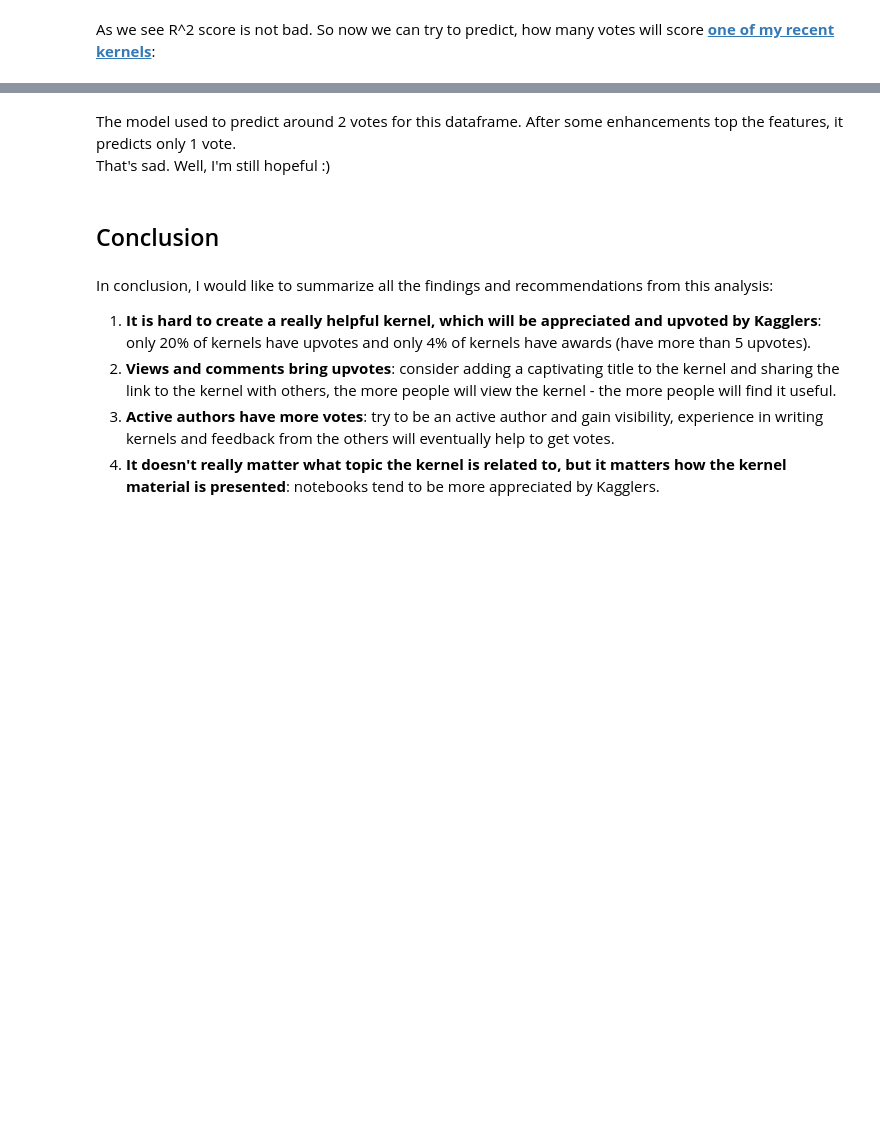
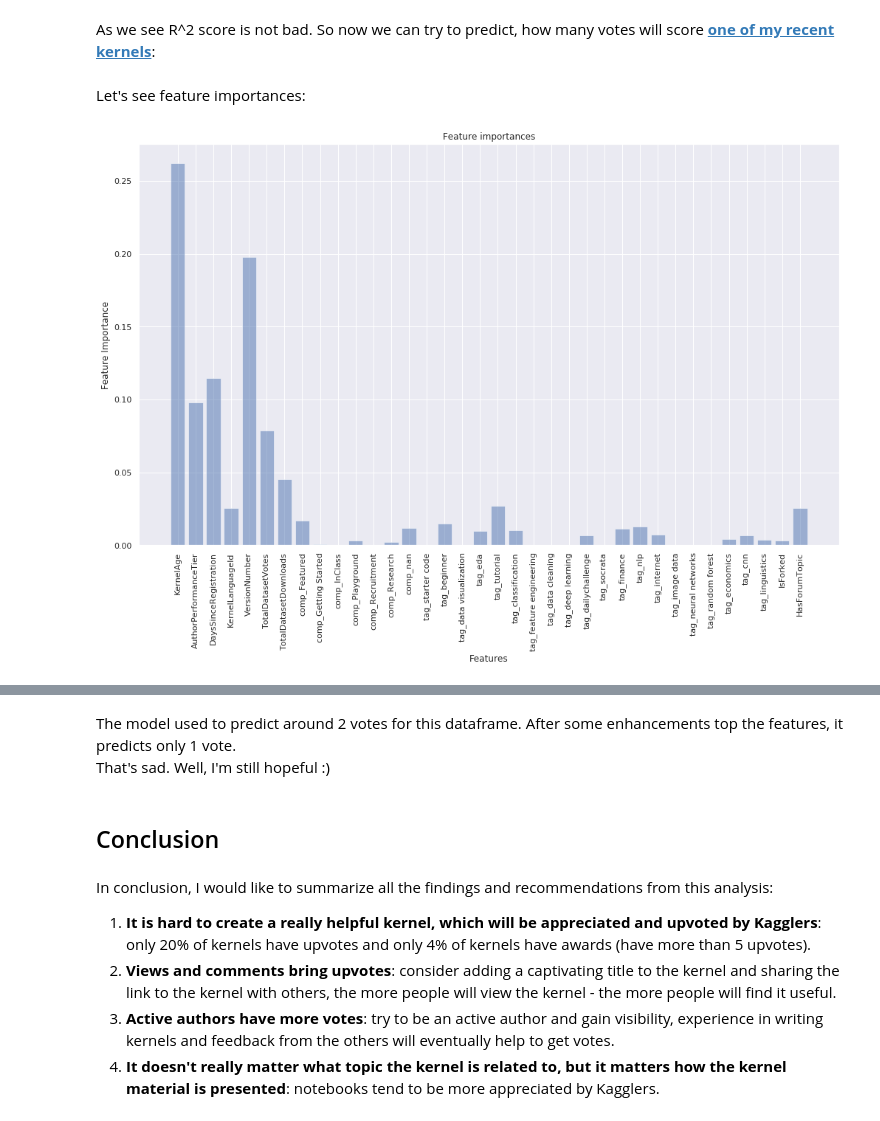
Before and after one commit to Lexie88rus/kaggle_kernel_votes_analysis, a Jupyter notebook: How to get upvotes for a kernel on Kaggle.ipynb, the cells around one changed output, grey strips where cells are left out. Drawn from its saved outputs; the diff is of its cells as text; code cells hidden in the pictures; blank space fills up the shorter version.

```diff
--- a/How to get upvotes for a kernel on Kaggle.ipynb
+++ b/How to get upvotes for a kernel on Kaggle.ipynb
@@ -1149,2 +1146,22 @@ R^2 train: 0.967, test: 0.910
 # %% [markdown]
 As we see R^2 score is not bad. So now we can try to predict, how many votes will score __[one of my recent kernels](https://www.kaggle.com/aleksandradeis/bank-marketing-analysis)__:
+# %% [markdown]
+Let's see feature importances:
+# %%
+#plot bar chart with matplotlib
+plt.figure(figsize=(17,10))
+
+y_pos = np.arange(len(X.columns))
+
+plt.bar(y_pos, xgb.feature_importances_, align='center', alpha=0.5)
+plt.xticks(y_pos, X.columns)
+plt.xticks(rotation=90)
+
+plt.xlabel('Features')
+plt.ylabel('Feature Importance')
+
+plt.title('Feature importances')
+
+plt.show()
+# %% [output]
+[figure, added]
```
Also changed, not shown: parts of 4 cells of this notebook.
